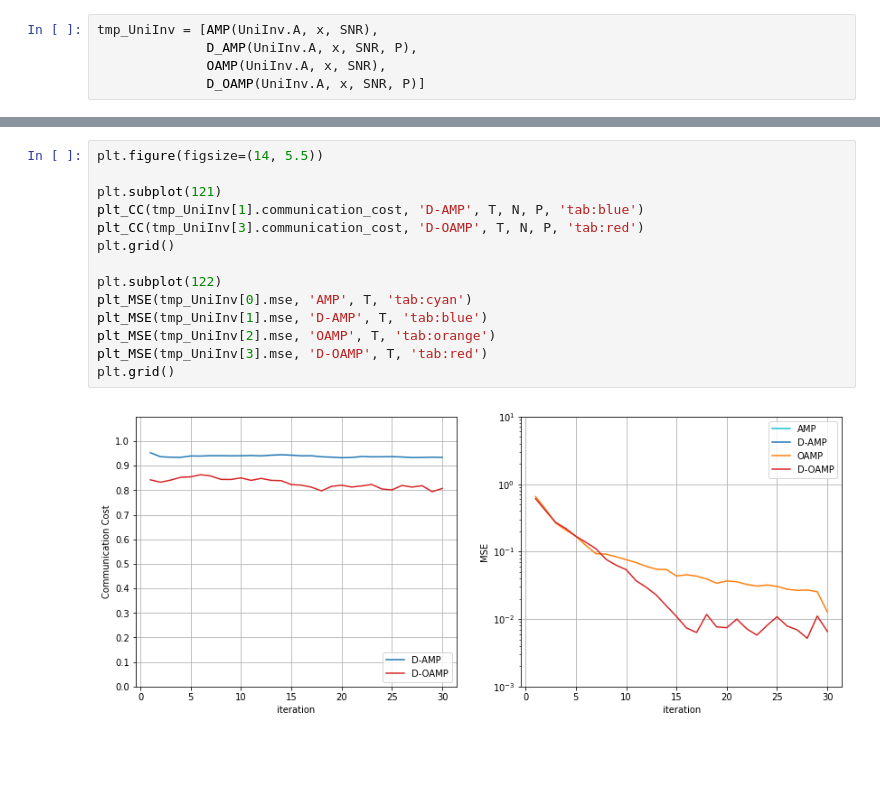
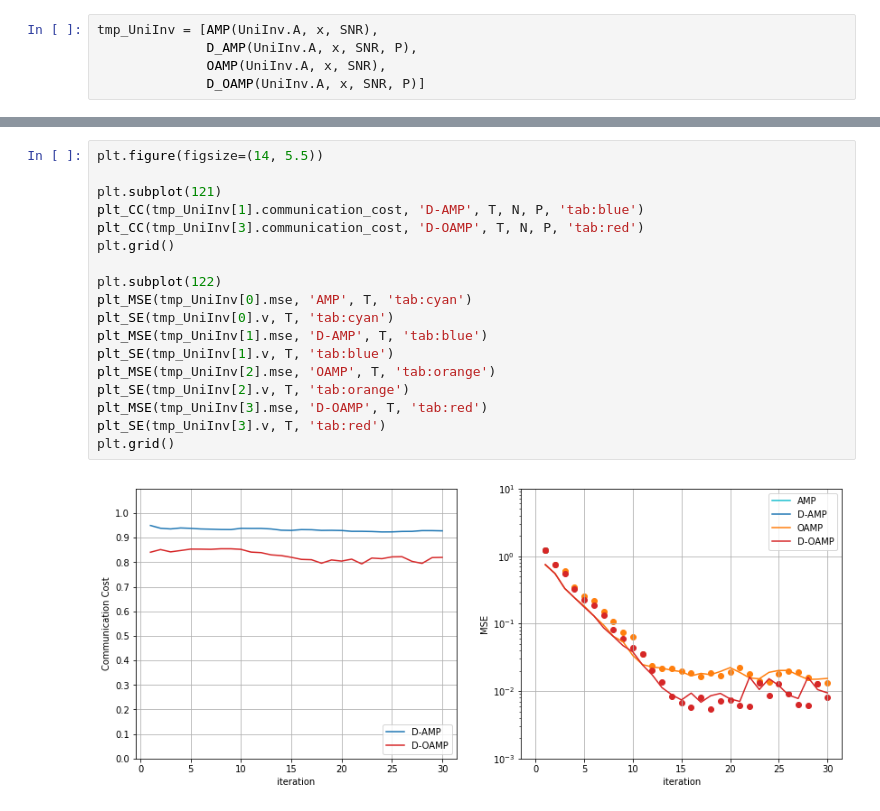
Before and after one commit to Qip21n0/Lassolver, a Jupyter notebook: examples/sample1.ipynb, the cells around one changed output, grey strips where cells are left out. Saved outputs shown, nothing was run; the diff lists cells and outputs as text; blank space fills up the shorter version.

```diff
--- a/examples/sample1.ipynb
+++ b/examples/sample1.ipynb
@@ -197,16 +201,20 @@ final mse: 0.006555302374002801
 # %%
 plt.figure(figsize=(14, 5.5))
 
 plt.subplot(121)
 plt_CC(tmp_UniInv[1].communication_cost, 'D-AMP', T, N, P, 'tab:blue')
 plt_CC(tmp_UniInv[3].communication_cost, 'D-OAMP', T, N, P, 'tab:red')
 plt.grid()
 
 plt.subplot(122)
 plt_MSE(tmp_UniInv[0].mse, 'AMP', T, 'tab:cyan')
+plt_SE(tmp_UniInv[0].v, T, 'tab:cyan')
 plt_MSE(tmp_UniInv[1].mse, 'D-AMP', T, 'tab:blue')
+plt_SE(tmp_UniInv[1].v, T, 'tab:blue')
 plt_MSE(tmp_UniInv[2].mse, 'OAMP', T, 'tab:orange')
+plt_SE(tmp_UniInv[2].v, T, 'tab:orange')
 plt_MSE(tmp_UniInv[3].mse, 'D-OAMP', T, 'tab:red')
+plt_SE(tmp_UniInv[3].v, T, 'tab:red')
 plt.grid()
 # %% [output]
-[figure, old version]
+[figure, new version]
```
Also changed, not shown: parts of 13 cells of this notebook.
